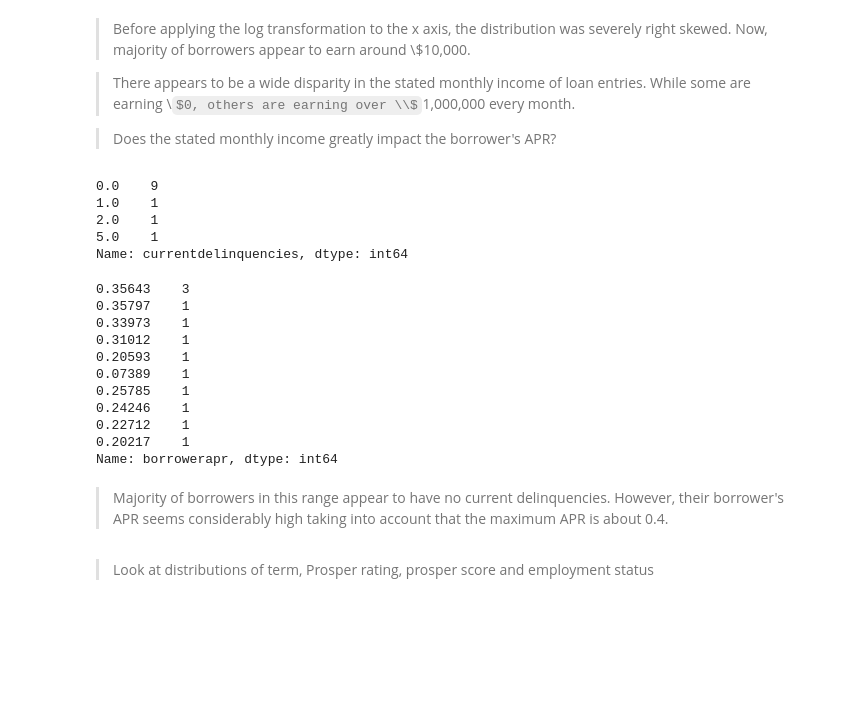
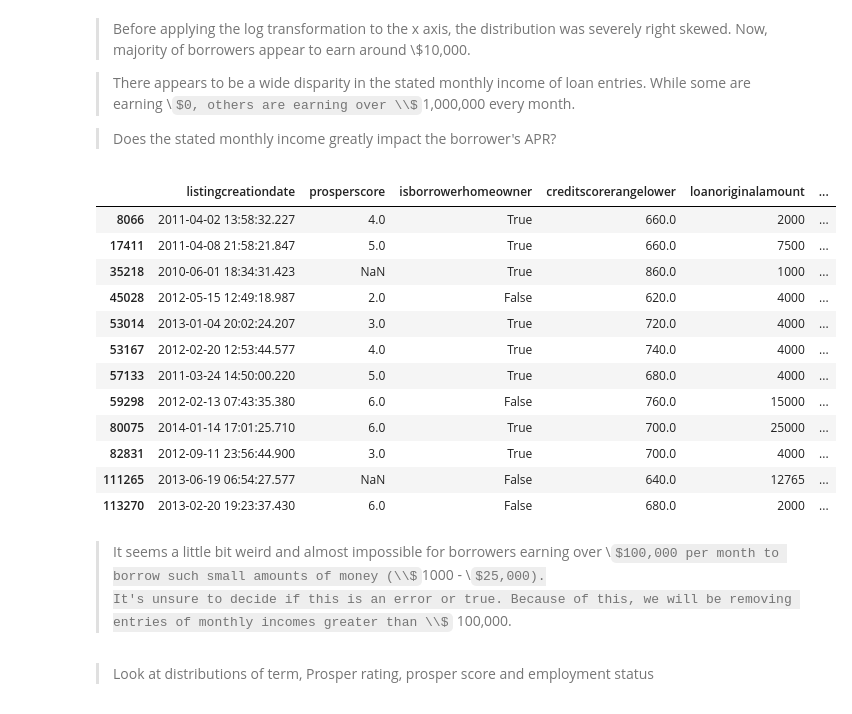
Before and after one commit to chukwume/prosperloandata, a Jupyter notebook: exploration_template.ipynb, the cells around one changed output. Saved outputs shown, nothing was run; the diff lists cells and outputs as text; code cells hidden in the pictures; some formulas as TeX source; blank space fills up the shorter version.

Commit message:
docs: Modify monthly income comment

```diff
--- a/exploration_template.ipynb
+++ b/exploration_template.ipynb
@@ -195,28 +195,24 @@ plt.ylabel('Count');
 > Does the stated monthly income greatly impact the borrower's APR?
 # %%
 # Check some features of borrowers with stated monthly income greater than $100,000
-print(df_sub[df_sub.statedmonthlyincome>1e5].currentdelinquencies.value_counts())
-df_sub[df_sub.statedmonthlyincome>1e5].borrowerapr.value_counts()
+df_sub[df_sub.statedmonthlyincome>1e5]
 # %% [output]
-0.0    9
-1.0    1
-2.0    1
-5.0    1
-Name: currentdelinquencies, dtype: int64
-0.35643    3
-0.35797    1
-0.33973    1
-0.31012    1
-0.20593    1
-0.07389    1
-0.25785    1
-0.24246    1
-0.22712    1
-0.20217    1
-Name: borrowerapr, dtype: int64
+|  | listingcreationdate | prosperscore | isborrowerhomeowner | creditscorerangelower | loanoriginalamount | ... |
+| 8066 | 2011-04-02 13:58:32.227 | 4.0 | True | 660.0 | 2000 | ... |
+| 17411 | 2011-04-08 21:58:21.847 | 5.0 | True | 660.0 | 7500 | ... |
+| 35218 | 2010-06-01 18:34:31.423 | NaN | True | 860.0 | 1000 | ... |
+| 45028 | 2012-05-15 12:49:18.987 | 2.0 | False | 620.0 | 4000 | ... |
+| 53014 | 2013-01-04 20:02:24.207 | 3.0 | True | 720.0 | 4000 | ... |
+| 53167 | 2012-02-20 12:53:44.577 | 4.0 | True | 740.0 | 4000 | ... |
+| 57133 | 2011-03-24 14:50:00.220 | 5.0 | True | 680.0 | 4000 | ... |
+| 59298 | 2012-02-13 07:43:35.380 | 6.0 | False | 760.0 | 15000 | ... |
+| 80075 | 2014-01-14 17:01:25.710 | 6.0 | True | 700.0 | 25000 | ... |
+| 82831 | 2012-09-11 23:56:44.900 | 3.0 | True | 700.0 | 4000 | ... |
+| 111265 | 2013-06-19 06:54:27.577 | NaN | False | 640.0 | 12765 | ... |
+| 113270 | 2013-02-20 19:23:37.430 | 6.0 | False | 680.0 | 2000 | ... |
-# %% [markdown]
-> Majority of borrowers in this range appear to have no current delinquencies.
-> However, their borrower's APR seems considerably high taking into account that the maximum APR is about 0.4.
+# %% [markdown]
+> It seems a little bit weird and almost impossible for borrowers earning over \\$100,000 per month to borrow such small amounts of money (\\$1000 - \\$25,000).
+> It's unsure to decide if this is an error or true. Because of this, we will be removing entries of monthly incomes greater than \\$100,000.
 # %% [markdown]
 > Look at distributions of term, Prosper rating, prosper score and employment status
 # %%
```
Also changed, not shown: parts of 2 cells of this notebook.
